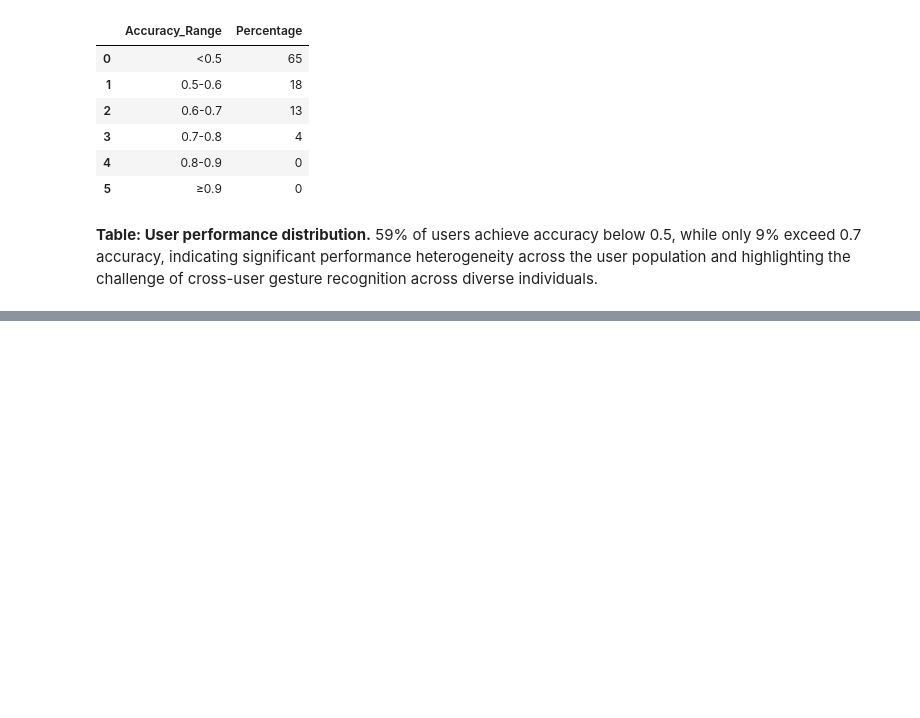
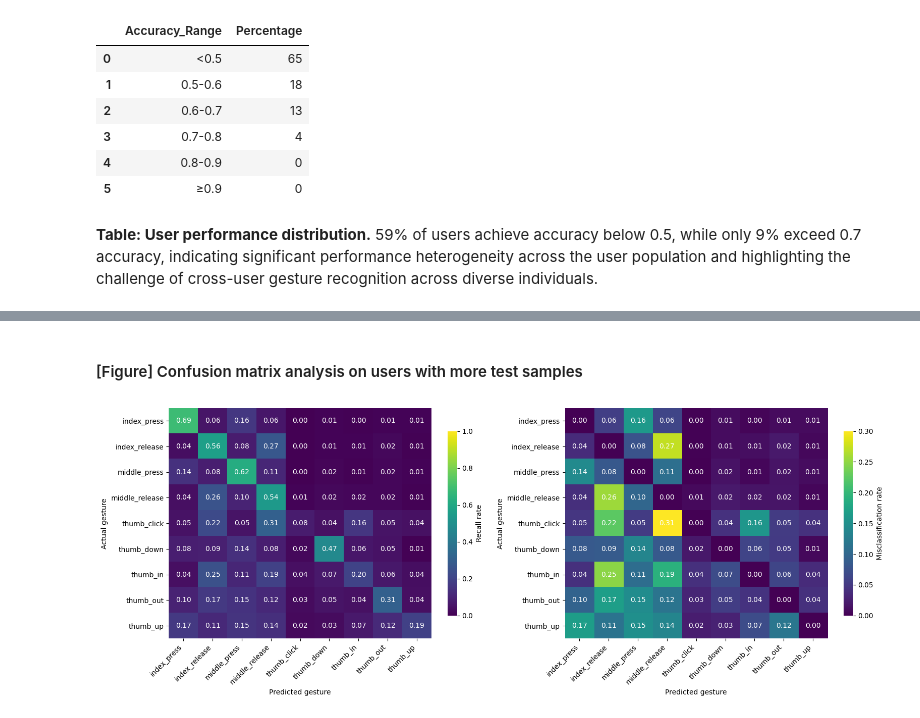
Before and after one commit to Erdos-Projects/fall-2025-gesture-recognition, a Jupyter notebook: notebooks/final_results_DRAFT.ipynb, the cells around one changed output, grey strips where cells are left out. Saved outputs shown, nothing was run; the diff lists cells and outputs as text; code cells hidden in the pictures; blank space fills up the shorter version.

```diff
--- a/notebooks/final_results_DRAFT.ipynb
+++ b/notebooks/final_results_DRAFT.ipynb
@@ -466,0 +549,66 @@ performance_distribution[['Accuracy_Range', 'Percentage']]
+# %% [markdown]
+#### [Figure] Confusion matrix analysis on users with more test samples
+# %%
+# Confusion mat for users w/ more test samples
+fig, (ax1, ax2) = plt.subplots(1, 2, figsize=(16, 6))
+
+# Confusion mat for above-avg sample users w/ diagonal
+conf_mat_above_avg = confusion_matrix(y_test_above_avg_samples, y_pred_above_avg_samples)
+conf_mat_above_avg_norm = conf_mat_above_avg.astype('float') / conf_mat_above_avg.sum(axis=1)[:, np.newaxis]
+
+# Confusion mat w/o diag
+conf_mat_no_diag = conf_mat_above_avg_norm.copy()
+np.fill_diagonal(conf_mat_no_diag, 0)
+
+# Plot: Above-avg samples w/ diagonal
+im1 = ax1.imshow(conf_mat_above_avg_norm, cmap='viridis', aspect='auto', vmin=0, vmax=1)
+ax1.set_xticks(np.arange(len(class_names)))
+ax1.set_yticks(np.arange(len(class_names)))
+ax1.set_xticklabels(class_names, rotation=45, ha='right')
+ax1.set_yticklabels(class_names)
+ax1.set_xlabel('Predicted gesture')
+ax1.set_ylabel('Actual gesture')
+
+# Remove borders
+ax1.spines['top'].set_visible(False)
+ax1.spines['right'].set_visible(False)
+ax1.spines['bottom'].set_visible(False)
+ax1.spines['left'].set_visible(False)
+
+# Add vals to confusion mat w/ diagonal - ALL WHITE TEXT
+for i in range(len(class_names)):
+    for j in range(len(class_names)):
+        text = ax1.text(j, i, f'{conf_mat_above_avg_norm[i, j]:.2f}',
+                       ha="center", va="center", color="white")
+
+# Plot: Above-avg samples w/o diagonal
+im2 = ax2.imshow(conf_mat_no_diag, cmap='viridis', aspect='auto', vmin=0, vmax=0.3)
+ax2.set_xticks(np.arange(len(class_names)))
+ax2.set_yticks(np.arange(len(class_names)))
+ax2.set_xticklabels(class_names, rotation=45, ha='right')
+ax2.set_yticklabels(class_names)
+ax2.set_xlabel('Predicted gesture')
+ax2.set_ylabel('Actual gesture')
+
+# no borders
+ax2.spines['top'].set_visible(False)
+ax2.spines['right'].set_visible(False)
+ax2.spines['bottom'].set_visible(False)
+ax2.spines['left'].set_visible(False)
+
+# Add vals to confusion mat w/o diagonal
+for i in range(len(class_names)):
+    for j in range(len(class_names)):
+        text = ax2.text(j, i, f'{conf_mat_no_diag[i, j]:.2f}',
+                       ha="center", va="center", color="white")
+
+# colorbars w/o borders
+cbar1 = plt.colorbar(im1, ax=ax1, shrink=0.8, label='Recall rate')
+cbar2 = plt.colorbar(im2, ax=ax2, shrink=0.8, label='Misclassification rate')
+cbar1.outline.set_visible(False)
+cbar2.outline.set_visible(False)
+
+plt.tight_layout()
+plt.show()
+# %% [output]
+[figure, added]
```
Also changed, not shown: parts of 9 cells of this notebook.
